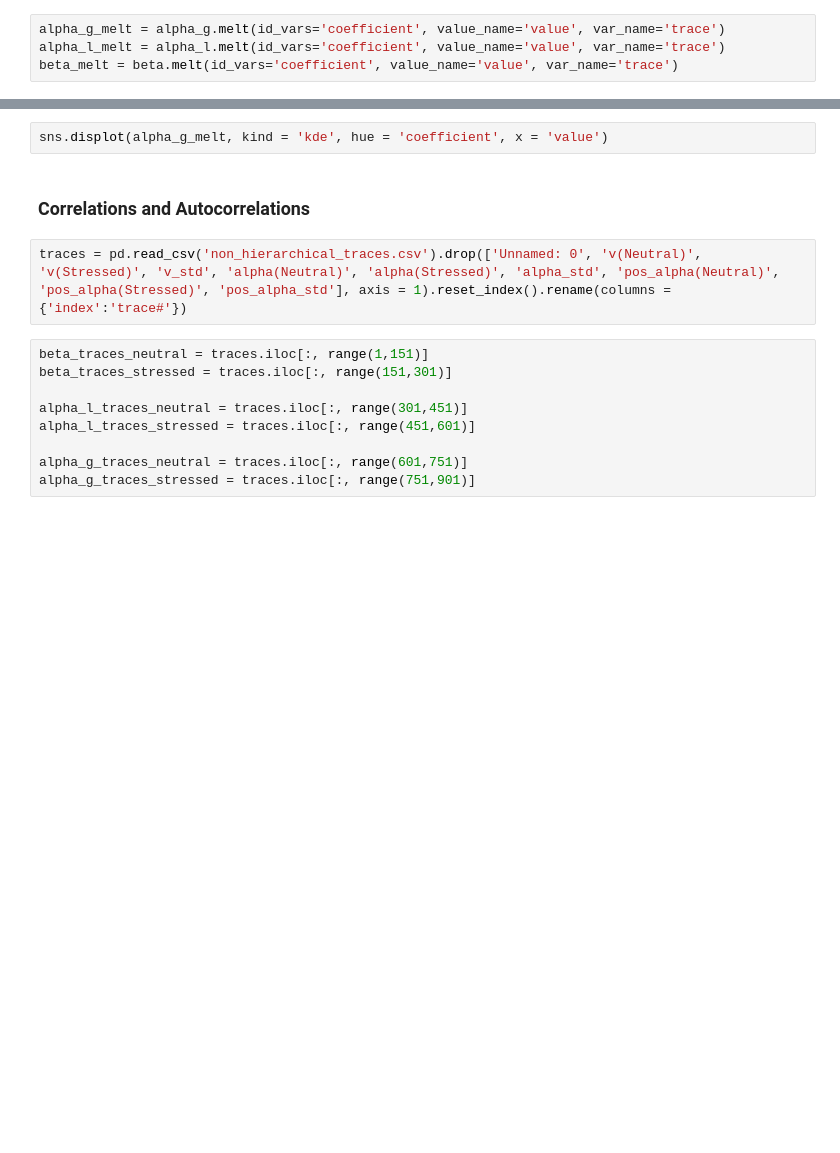
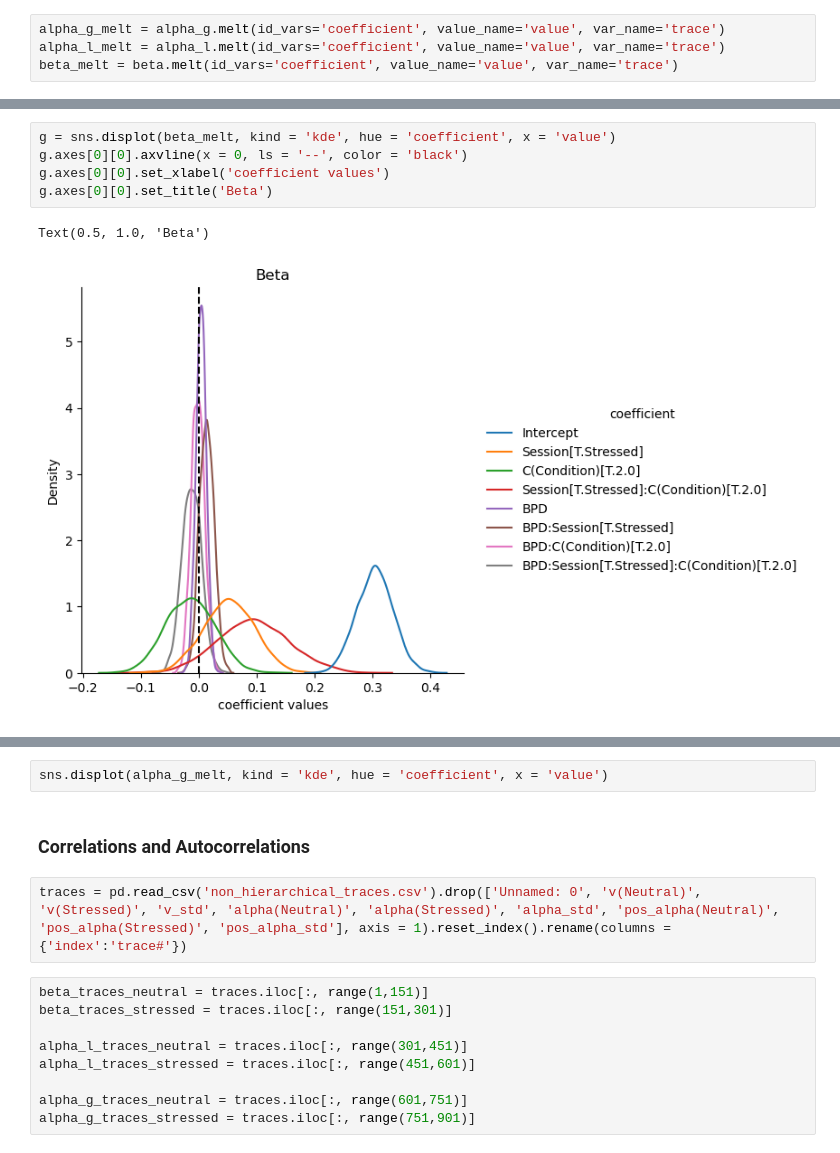
Before and after one commit to tejas-savalia/BPD, a Jupyter notebook: bpd_analyses.ipynb, the cells around one changed output, grey strips where cells are left out. Saved outputs shown, nothing was run; the diff lists cells and outputs as text; blank space fills up the shorter version.

```diff
--- a/bpd_analyses.ipynb
+++ b/bpd_analyses.ipynb
@@ -404 +404,9 @@ Text(0.5, 1.0, 'Alpha Loss')
+# %%
+g = sns.displot(beta_melt, kind = 'kde', hue = 'coefficient', x = 'value')
+g.axes[0][0].axvline(x = 0, ls = '--', color = 'black')
+g.axes[0][0].set_xlabel('coefficient values')
+g.axes[0][0].set_title('Beta')
+# %% [output]
+Text(0.5, 1.0, 'Beta')
+[figure, added]
 # %%
```
Also changed, not shown: parts of 5 cells of this notebook.
